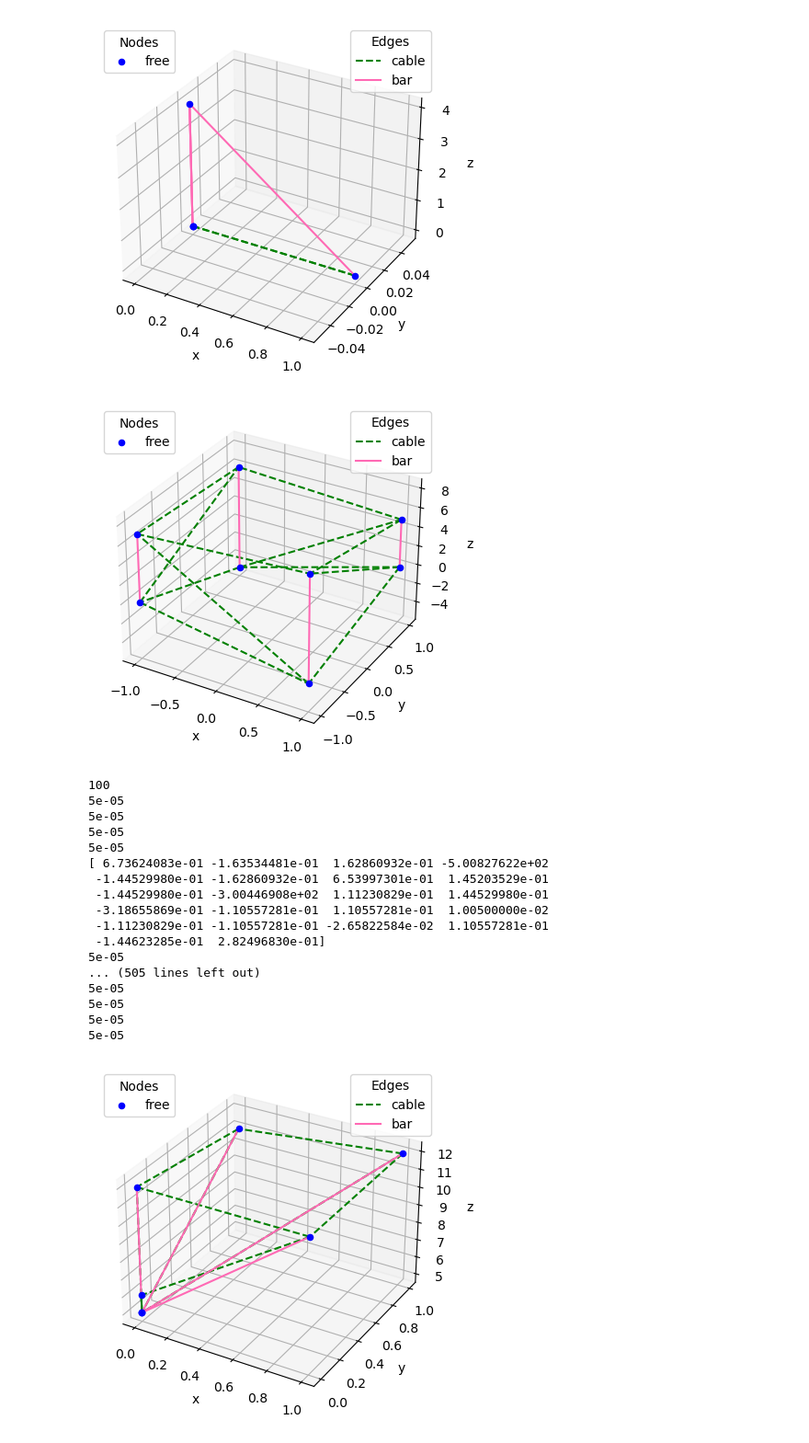
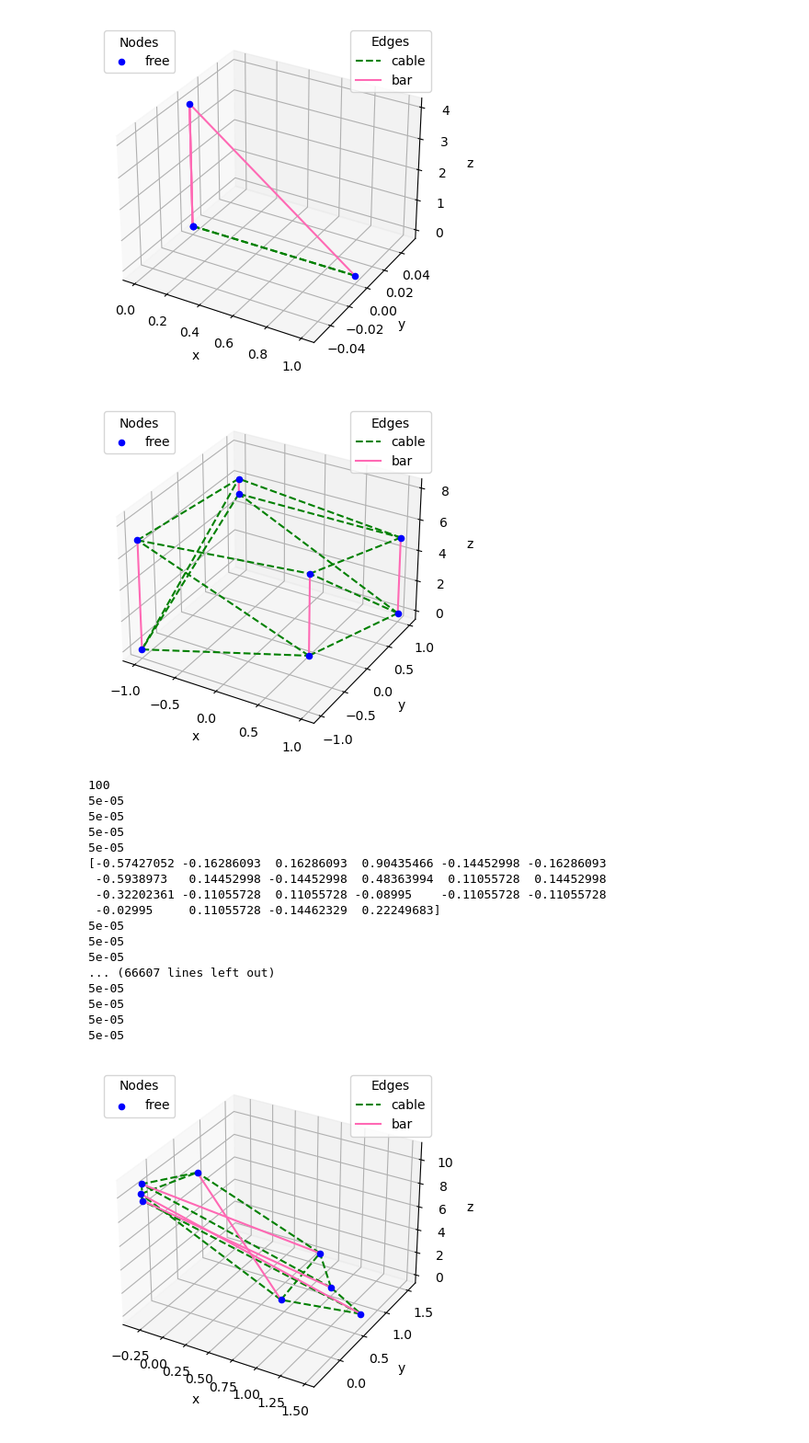
Before and after one commit to hgrenersen/Project---Optimization, a Jupyter notebook: optimering.ipynb, the cells around one changed output. Shown at 92% size. Cells and saved outputs as stored; diff of their text form; code cells hidden in the pictures.

```diff
--- a/optimering.ipynb
+++ b/optimering.ipynb
@@ -275,13 +277,13 @@ nodes = np.array([[ 1,  1, 0],
                   [ 0-0.1,  s-0.1, t-0.1]])
 
 nodes = np.array([[ 1,  1, 0],
-                  [-1,  1, -5],
+                  [-1,  1, 5],
                   [-1, -1, 0],
-                  [ 1, -1, -3],
+                  [ 1, -1, 3],
                   [ 1,  1, 5],
                   [-1,  1, 6],
                   [-1, -1, 7],
-                  [ 1, -1, 8]])
+                  [ 1, -1, 8]]).astype(np.float64)
 
 cables = np.array([[0, 7, 8],
                    [1, 4, 8],
@@ -299,41 +301,41 @@ cables = np.array([[0, 7, 8],
 bars = np.array([[0, 4, 10],
                  [1, 5, 10],
                  [2, 6, 10],
                  [3, 7, 10]])
 
 masses = np.array([])
 
 c=1
 k=0.1
 bar_density = 1e-5
 
 new_struct2 = FSS.FreeStandingStruct(nodes, masses, cables, bars, k, c, bar_density, 100)
 plotting.plot_structure(new_struct2)
 plt.show()
 print(new_struct2.penalty)
 print(new_struct2.gradient())
-tolerances=np.array([1e-3, 1e-5, 1e-7, 1e-9, 1e-11])
-opt.quadratic_penalty_method(new_struct2, 10, tolerances, maxiter_BFGS=500)
+tolerances=np.array([1e-7, 1e-9, 1e-11])
+opt.quadratic_penalty_method(new_struct2, 100, tolerances, maxiter_BFGS=500)
 
 plotting.plot_structure(new_struct2)
 plt.show()
 # %% [output]
-[figure, old version]
+[figure, new version]
 100
 5e-05
 5e-05
 5e-05
 5e-05
-[ 6.73624083e-01 -1.63534481e-01  1.62860932e-01 -5.00827622e+02
- -1.44529980e-01 -1.62860932e-01  6.53997301e-01  1.45203529e-01
- -1.44529980e-01 -3.00446908e+02  1.11230829e-01  1.44529980e-01
- -3.18655869e-01 -1.10557281e-01  1.10557281e-01  1.00500000e-02
- -1.11230829e-01 -1.10557281e-01 -2.65822584e-02  1.10557281e-01
- -1.44623285e-01  2.82496830e-01]
+[-0.57427052 -0.16286093  0.16286093  0.90435466 -0.14452998 -0.16286093
+ -0.5938973   0.14452998 -0.14452998  0.48363994  0.11055728  0.14452998
+ -0.32202361 -0.11055728  0.11055728 -0.08995    -0.11055728 -0.11055728
+ -0.02995     0.11055728 -0.14462329  0.22249683]
 5e-05
-... (505 lines left out)
+5e-05
+5e-05
+... (66607 lines left out)
 5e-05
 5e-05
 5e-05
 5e-05
-[figure, old version]
+[figure, new version]
```
Also changed, not shown: parts of 2 cells of this notebook, 1 other file.
